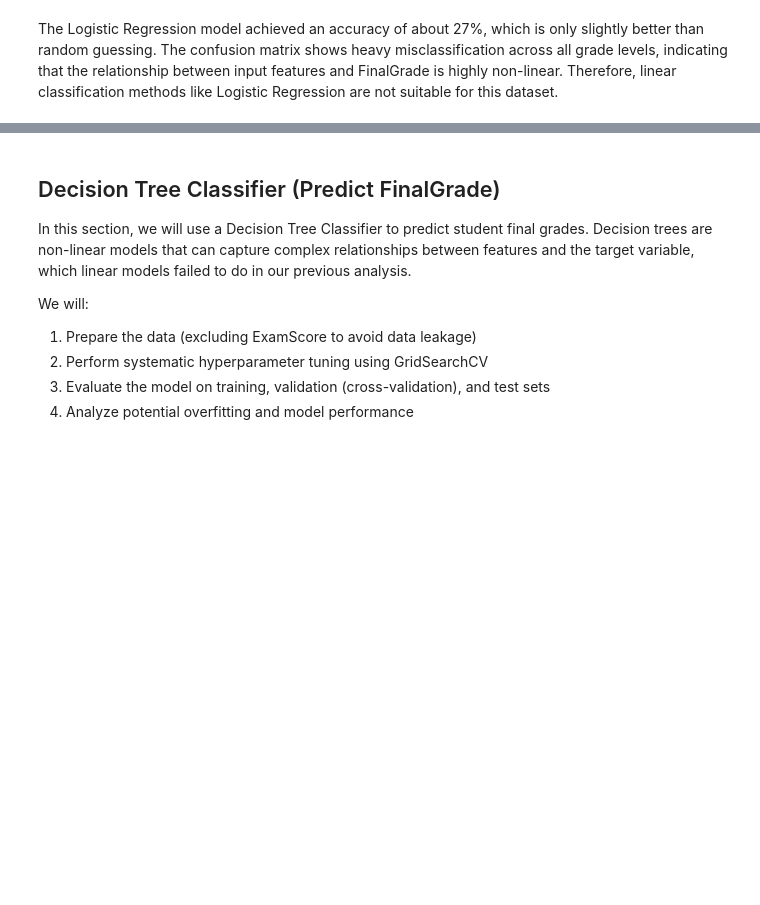
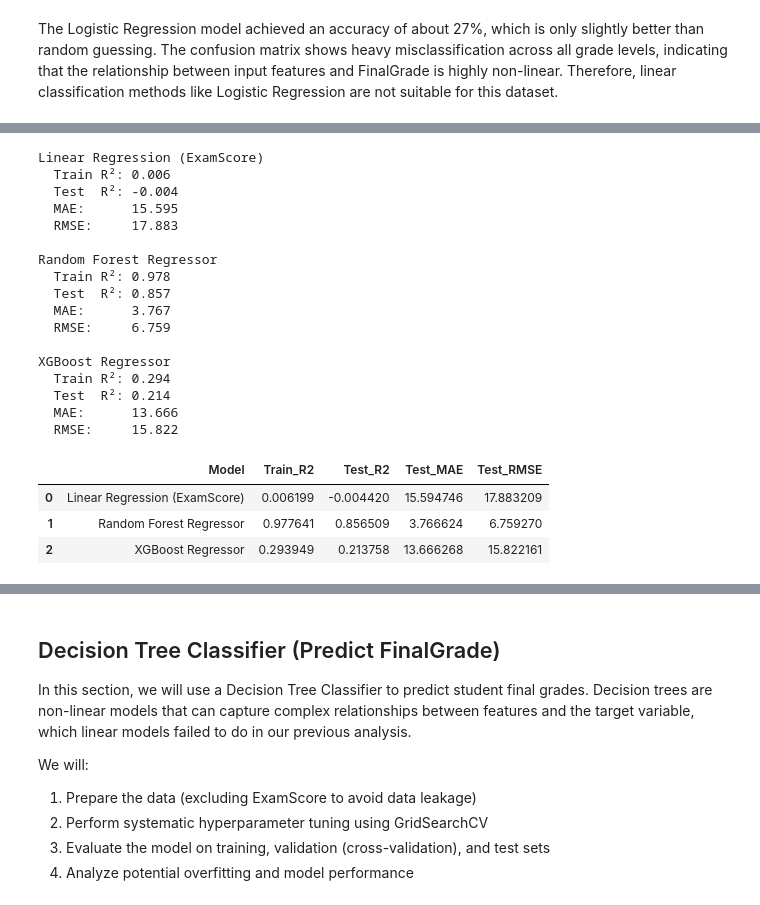
Before and after one commit to ZiboCheng/DataSci3000_group_project, a Jupyter notebook: DS3000Group_proj.ipynb, the cells around one changed output, grey strips where cells are left out. Cells and saved outputs as stored; diff of their text form; code cells hidden in the pictures; blank space fills up the shorter version.

```diff
--- a/DS3000Group_proj.ipynb
+++ b/DS3000Group_proj.ipynb
@@ -318,0 +379,58 @@ Therefore, linear classification methods like Logistic Regression are not suitab
+# %%
+from sklearn.linear_model import LinearRegression
+from sklearn.ensemble import RandomForestRegressor
+from xgboost import XGBRegressor
+
+results_reg = []
+
+# 1) Baseline: Multiple Linear Regression
+lr_reg = LinearRegression()
+eval_reg_model("Linear Regression (ExamScore)", lr_reg,
+               X_train_reg, X_test_reg, y_train_reg, y_test_reg, results_reg)
+
+# 2) Random Forest Regressor
+rf_reg = RandomForestRegressor(
+    n_estimators=200,
+    max_depth=None,
+    random_state=42
+)
+eval_reg_model("Random Forest Regressor", rf_reg,
+               X_train_reg, X_test_reg, y_train_reg, y_test_reg, results_reg)
+
+# 3) XGBoost Regressor
+xgb_reg = XGBRegressor(
+    n_estimators=300,
+    max_depth=4,
+    learning_rate=0.05,
+    subsample=0.8,
+    colsample_bytree=0.8,
+    random_state=42,
+    objective="reg:squarederror"
+)
+eval_reg_model("XGBoost Regressor", xgb_reg,
+               X_train_reg, X_test_reg, y_train_reg, y_test_reg, results_reg)
+
+results_reg_df = pd.DataFrame(results_reg)
+results_reg_df
+# %% [output]
+Linear Regression (ExamScore)
+  Train R²: 0.006
+  Test  R²: -0.004
+  MAE:      15.595
+  RMSE:     17.883
+
+Random Forest Regressor
+  Train R²: 0.978
+  Test  R²: 0.857
+  MAE:      3.767
+  RMSE:     6.759
+
+XGBoost Regressor
+  Train R²: 0.294
+  Test  R²: 0.214
+  MAE:      13.666
+  RMSE:     15.822
+|  | Model | Train_R2 | Test_R2 | Test_MAE | Test_RMSE |
+| 0 | Linear Regression (ExamScore) | 0.006199 | -0.004420 | 15.594746 | 17.883209 |
+| 1 | Random Forest Regressor | 0.977641 | 0.856509 | 3.766624 | 6.759270 |
+| 2 | XGBoost Regressor | 0.293949 | 0.213758 | 13.666268 | 15.822161 |
```
Also changed, not shown: parts of 16 cells of this notebook.
